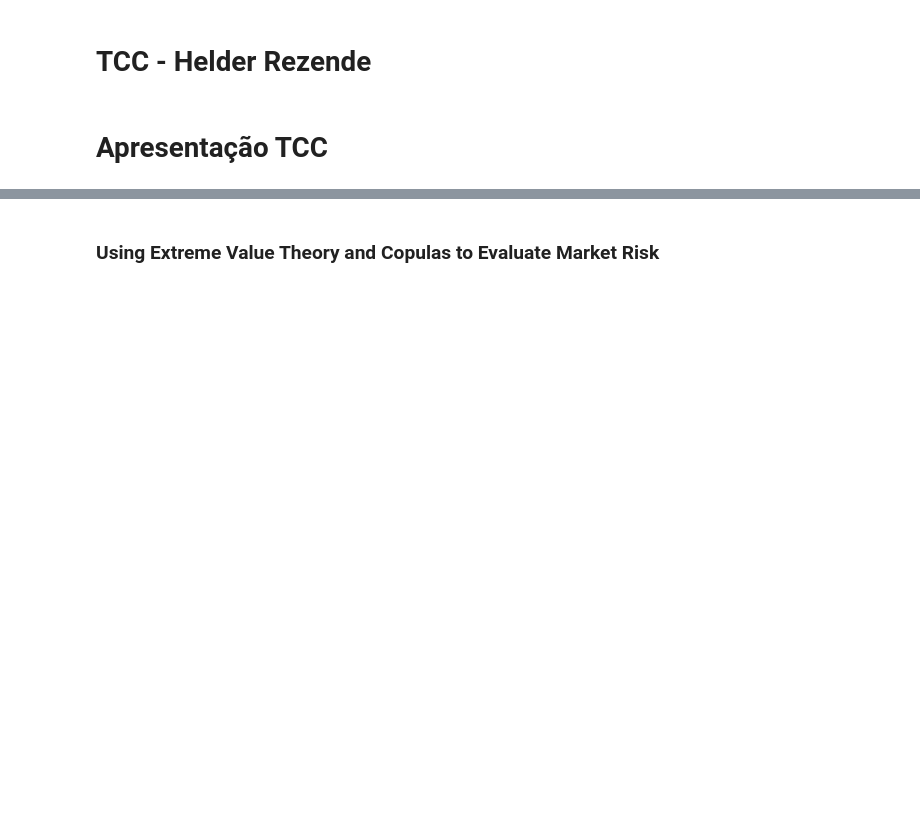
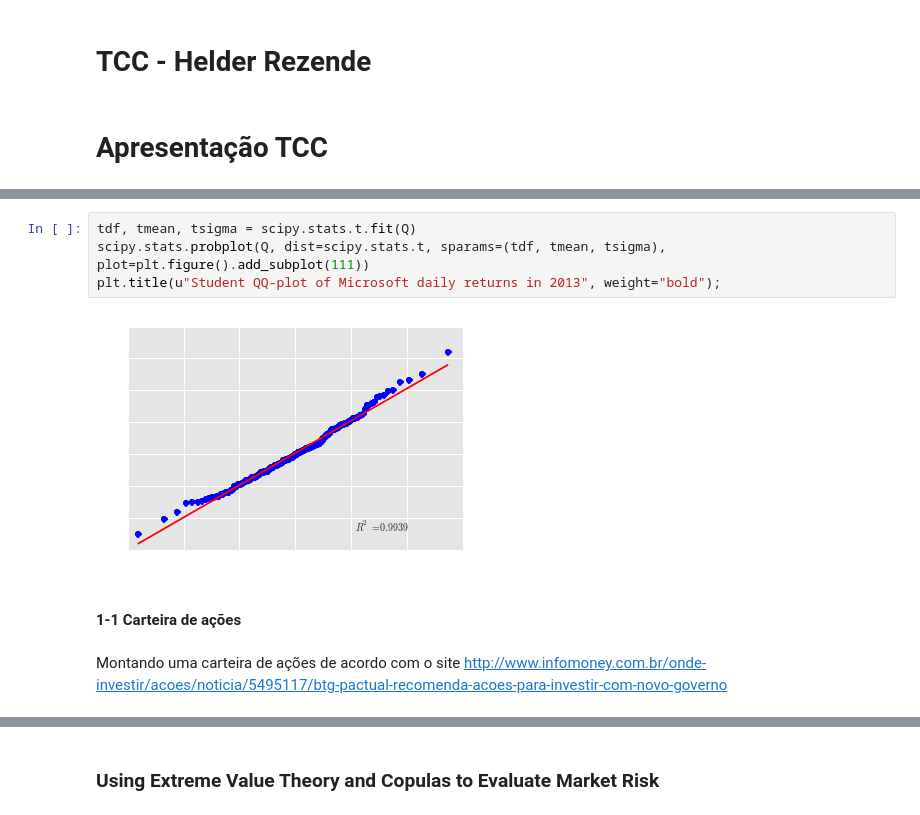
Before and after one commit to helderrezende/TCC, a Jupyter notebook: TCC Helder.ipynb, the cells around one changed output, grey strips where cells are left out. Saved outputs shown, nothing was run; the diff lists cells and outputs as text; blank space fills up the shorter version.

```diff
--- a/TCC Helder.ipynb
+++ b/TCC Helder.ipynb
@@ -66,0 +69,10 @@ plt.savefig('volatilidade_bovespa.png',bbox_inches='tight')
+# %%
+tdf, tmean, tsigma = scipy.stats.t.fit(Q)
+scipy.stats.probplot(Q, dist=scipy.stats.t, sparams=(tdf, tmean, tsigma), plot=plt.figure().add_subplot(111))
+plt.title(u"Student QQ-plot of Microsoft daily returns in 2013", weight="bold");
+# %% [output]
+[figure, added]
+# %% [markdown]
+#### 1-1 Carteira de ações
+# %% [markdown]
+Montando uma carteira de ações de acordo com o site http://www.infomoney.com.br/onde-investir/acoes/noticia/5495117/btg-pactual-recomenda-acoes-para-investir-com-novo-governo
```
Also changed, not shown: parts of 72 cells of this notebook.
